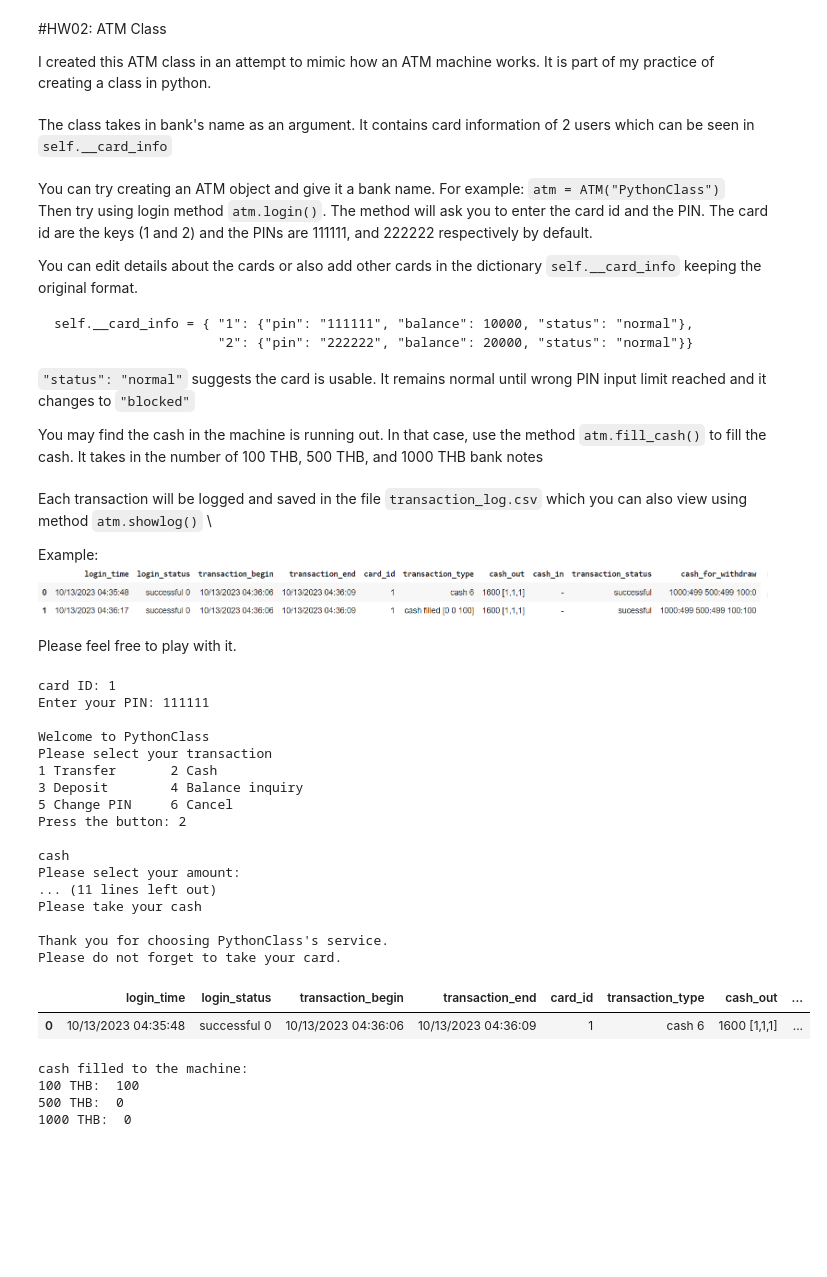
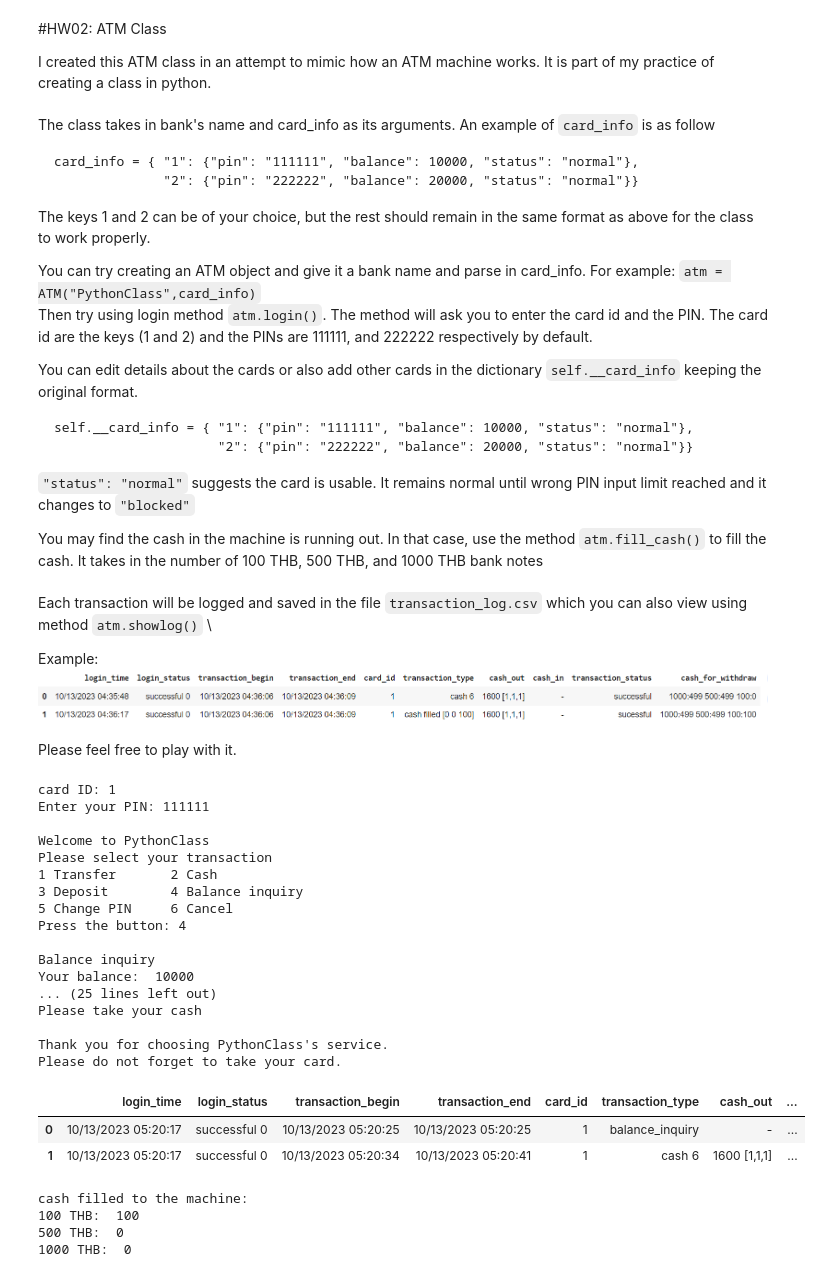
Before and after one commit to Massittha/Data-portfolio, a Jupyter notebook: hw02_classATM.ipynb, the cells around one changed output. Drawn from its saved outputs; the diff is of its cells as text; code cells hidden in the pictures; blank space fills up the shorter version.

```diff
--- a/hw02_classATM.ipynb
+++ b/hw02_classATM.ipynb
@@ -5,11 +5,17 @@
 
 I created this ATM class in an attempt to mimic how an ATM machine works. It is part of my practice of creating a class in python. \
 \
-The class takes in bank's name as an argument.
-It contains card information of 2 users which can be seen in `self.__card_info` \
-\
-You can try creating an ATM object and give it a bank name. For example:
-`atm = ATM("PythonClass")`\
+The class takes in bank's name and card_info as its arguments.
+An example of `card_info` is as follow
+
+    card_info = { "1": {"pin": "111111", "balance": 10000, "status": "normal"},
+                  "2": {"pin": "222222", "balance": 20000, "status": "normal"}}
+
+The keys 1 and 2 can be of your choice, but the rest should remain in the same format as above for the class to work properly.
+
+
+You can try creating an ATM object and give it a bank name and parse in card_info. For example:
+`atm = ATM("PythonClass",card_info)`\
 Then try using login method `atm.login()`. The method will ask you to enter the card id and the PIN.
 The card id are the keys (1 and 2) and the PINs are 111111, and 222222 respectively by default.
 
@@ -31,14 +37,15 @@ Please feel free to play with it.
 # %%
 class ATM:
 
-    def __init__(self,bank):
+    def __init__(self,bank,card_info):
         self.bank = bank
 
         self.__cash_available = { "100" : 1, "500" : 500, "1000" : 500 }
 
-        self.__card_info = { "1": {"pin": "111111", "balance": 10000, "status": "normal"}, ## you can add more keys into this dictionary
-                             "2": {"pin": "222222", "balance": 20000, "status": "normal"}}
-
+        self.__card_info = card_info
+        #self.__card_info = { "1": {"pin": "111111", "balance": 10000, "status": "normal"},
+         #                    "2": {"pin": "222222", "balance": 20000, "status": "normal"}}
+          #                                  ## you can add more keys into this dictionary
 
         self.__log_header()
 
@@ -251,7 +258,9 @@ class ATM:
         print("\ndeposit")
         while True:
             depo = input("Please insert your cash (assume you really put the cash into the machine): ")
-            if depo.isnumeric() and int(depo) > 0 and (int(depo)%20 == 0 or int(depo)%100 == 0 or int(depo)%500 == 0 or int(depo)% 1000 == 0):
+            if depo.isnumeric() and int(depo) > 0 and \
+               (int(depo)%20 == 0 or int(depo)%50 == 0 or int(depo)%100 == 0 or int(depo)%500 == 0 or int(depo)% 1000 == 0):
+
                 depo = int(depo)
                 print("Your entered amount is: ", depo )
                 print("Would you like to confirm the deposit?:")
@@ -270,7 +279,7 @@ class ATM:
                     return
 
             else:
-                print("Invalid input, you can only insert 20 100 500 or 1000 THB")
+                print("Invalid input, you can only insert 20 50 100 500 or 1000 THB")
 
     def __balance_inquiry(self):
         print("\nBalance inquiry")
@@ -480,7 +489,8 @@ class ATM:
 
     def __log_record(self):
         import csv
-        cash_for_withdraw = f"1000:{self.__cash_available['1000']} 500:{self.__cash_available['500']} 100:{self.__cash_available['100']}"
+        cash_for_withdraw = \
+                f"1000:{self.__cash_available['1000']} 500:{self.__cash_available['500']} 100:{self.__cash_available['100']}"
 
         record = [self.__login_time,
                   self.__login_status,
@@ -503,12 +513,23 @@ class ATM:
         df = pd.read_csv('transaction_log.csv')
         df= df.fillna(value = "-")
         display(df)
+# %%
+#an example of card info
+#key 1 and 2 can be anything
+#but keep the format of pin, balance, and status, the same
+
+card_info = { "1": {"pin": "111111", "balance": 10000, "status": "normal"},
+             "2": {"pin": "222222", "balance": 20000, "status": "normal"}}
 # %%
 #create an ATM object as atm
 #bank name: PythonClass
-atm = ATM("PythonClass")
+#parse in card_info
+
+atm = ATM("PythonClass",card_info)
 # %%
 #run the machine
+#keep using this method
+
 atm.login()
 # %% [output]
 card ID: 1
@@ -519,25 +540,26 @@ Please select your transaction
 1 Transfer       2 Cash
 3 Deposit        4 Balance inquiry
 5 Change PIN     6 Cancel
-Press the button: 2
+Press the button: 4
 
-cash
-Please select your amount:
-... (11 lines left out)
+Balance inquiry
+Your balance:  10000
+... (25 lines left out)
 Please take your cash
 
 Thank you for choosing PythonClass's service.
 Please do not forget to take your card.
 # %%
-#show the log of all transactions
+6#show the log of all transactions
 atm.showlog()
 
 #login_status: successful 0 => 0 suggests no wrong PIN input, Limit = 4
 #cash_out : 1600 [1,1,1] => Amount [no. of 1000 THB, no. of 500 THB, no. of 100 THB]
 #cash_for_withdraw => cash available for withdraw in the machine
 # %% [output]
 |  | login_time | login_status | transaction_begin | transaction_end | card_id | transaction_type | cash_out | ... |
-| 0 | 10/13/2023 04:35:48 | successful 0 | 10/13/2023 04:36:06 | 10/13/2023 04:36:09 | 1 | cash 6 | 1600 [1,1,1] | ... |
+| 0 | 10/13/2023 05:20:17 | successful 0 | 10/13/2023 05:20:25 | 10/13/2023 05:20:25 | 1 | balance_inquiry | - | ... |
+| 1 | 10/13/2023 05:20:17 | successful 0 | 10/13/2023 05:20:34 | 10/13/2023 05:20:41 | 1 | cash 6 | 1600 [1,1,1] | ... |
 # %%
 #fill the machine with cash
 atm.fill_cash(add100 = 100, add500 = 0, add1000 = 0)
```
Also changed, not shown: parts of 1 cell of this notebook.
